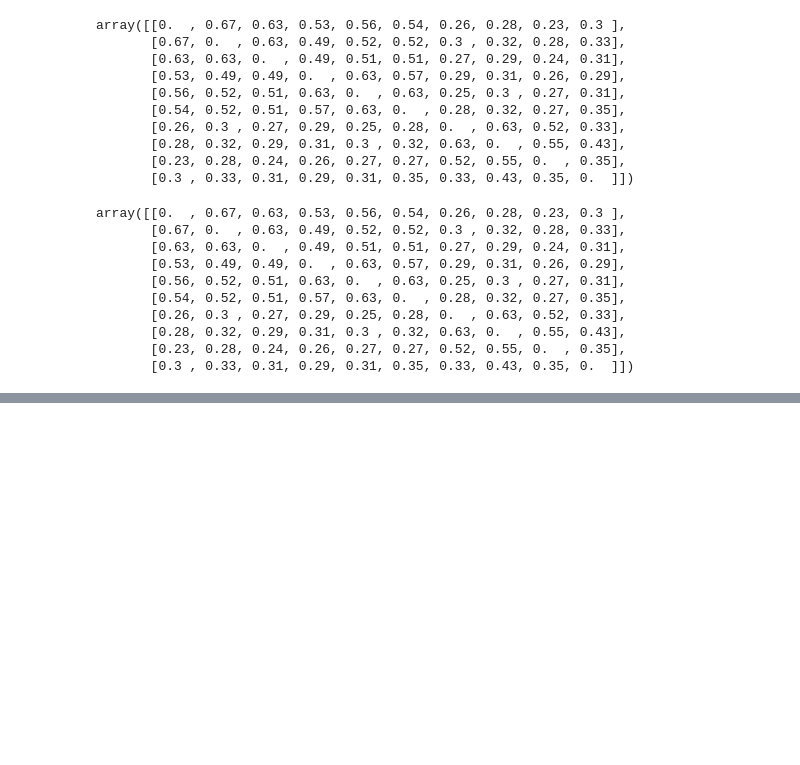
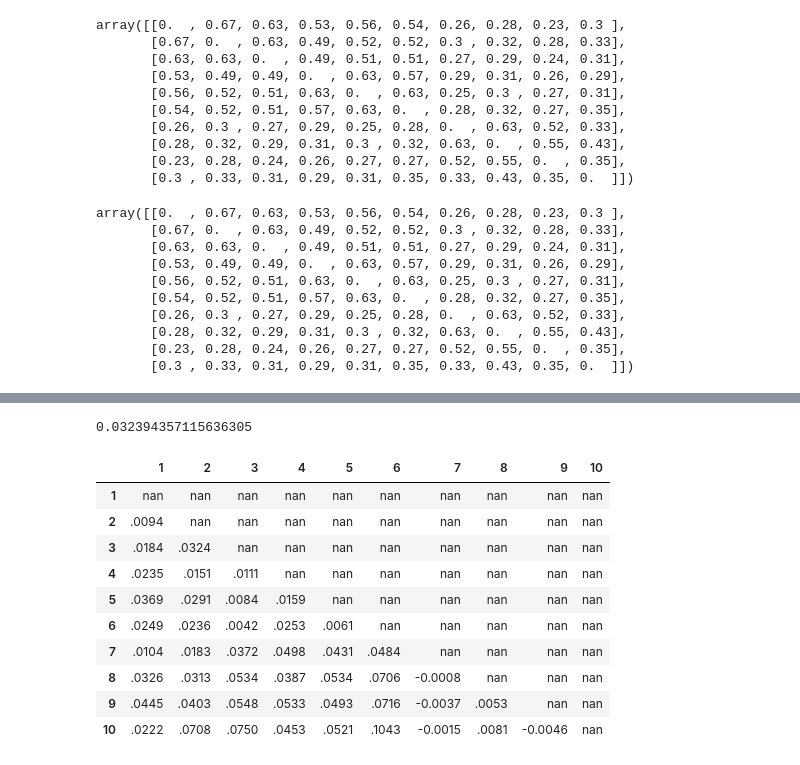
Before and after one commit to smsaladi/woese-association-coefficient, a Jupyter notebook: explore.ipynb, the cells around one changed output, grey strips where cells are left out. Drawn from its saved outputs; the diff is of its cells as text; code cells hidden in the pictures; blank space fills up the shorter version.

```diff
--- a/explore.ipynb
+++ b/explore.ipynb
@@ -254,0 +272,17 @@ array([[0.  , 0.67, 0.63, 0.53, 0.56, 0.54, 0.26, 0.28, 0.23, 0.3 ],
+# %%
+df_woese = dist_mtx(df_feat, woese_assoc_2)
+print(np.nanmean(df_woese.values - df_t3.iloc[:10, :10]))
+df_woese.values - df_t3.iloc[:10, :10]
+# %% [output]
+0.032394357115636305
+|  | 1 | 2 | 3 | 4 | 5 | 6 | 7 | 8 | 9 | 10 |
+| 1 | nan | nan | nan | nan | nan | nan | nan | nan | nan | nan |
+| 2 | .0094 | nan | nan | nan | nan | nan | nan | nan | nan | nan |
+| 3 | .0184 | .0324 | nan | nan | nan | nan | nan | nan | nan | nan |
+| 4 | .0235 | .0151 | .0111 | nan | nan | nan | nan | nan | nan | nan |
+| 5 | .0369 | .0291 | .0084 | .0159 | nan | nan | nan | nan | nan | nan |
+| 6 | .0249 | .0236 | .0042 | .0253 | .0061 | nan | nan | nan | nan | nan |
+| 7 | .0104 | .0183 | .0372 | .0498 | .0431 | .0484 | nan | nan | nan | nan |
+| 8 | .0326 | .0313 | .0534 | .0387 | .0534 | .0706 | -0.0008 | nan | nan | nan |
+| 9 | .0445 | .0403 | .0548 | .0533 | .0493 | .0716 | -0.0037 | .0053 | nan | nan |
+| 10 | .0222 | .0708 | .0750 | .0453 | .0521 | .1043 | -0.0015 | .0081 | -0.0046 | nan |
```
Also changed, not shown: parts of 1 cell of this notebook.
